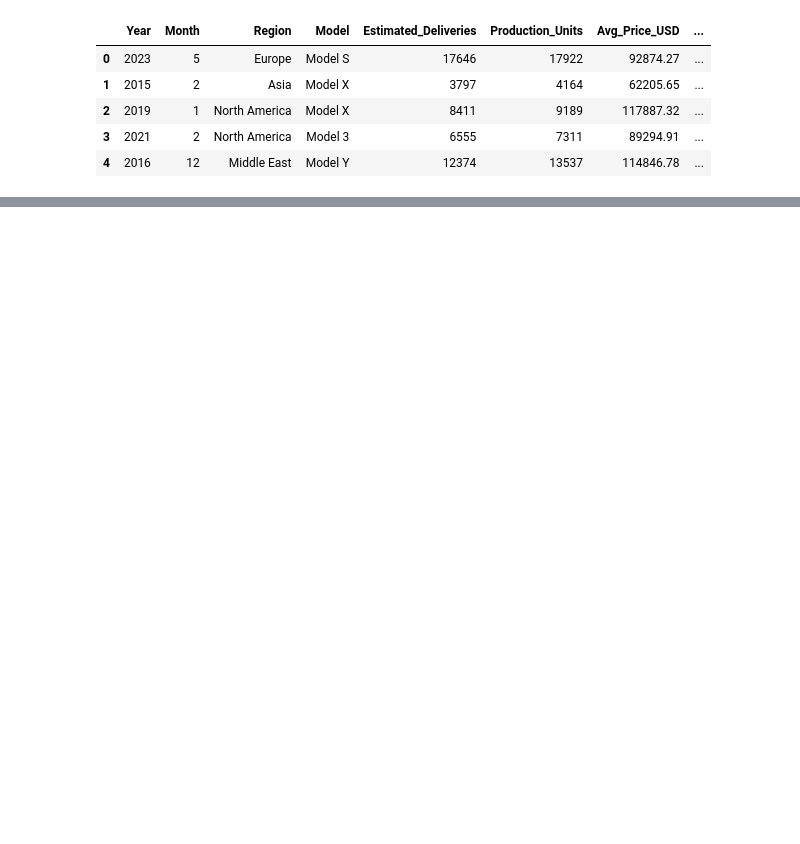
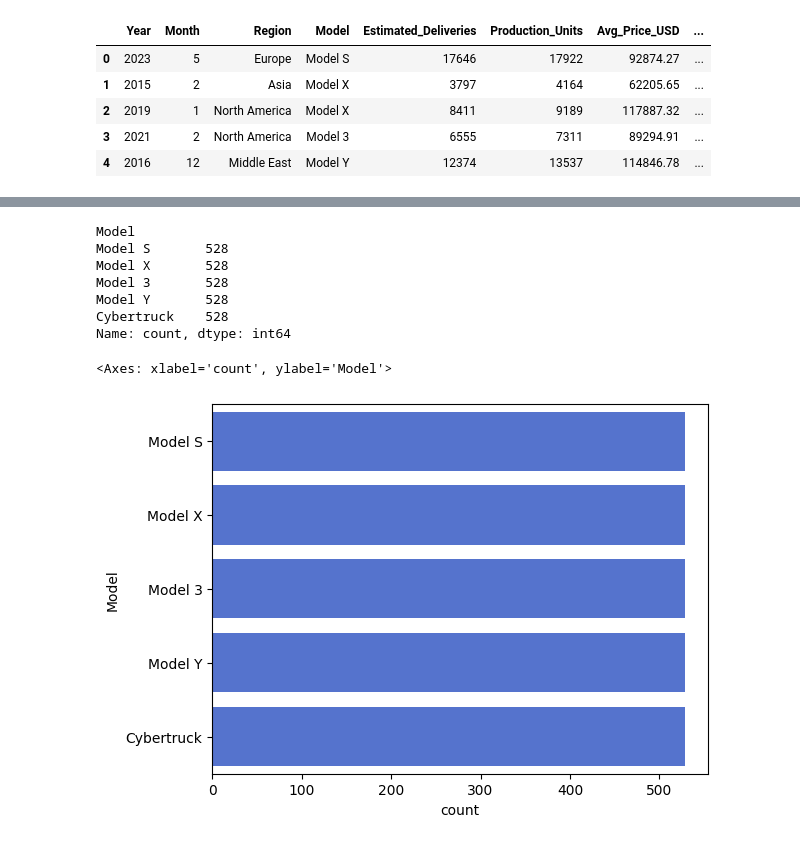
Before and after one commit to divyansharrma10/CEI_Assignments_Divyansh_Sharma_PIET, a Jupyter notebook: week2_Divyansh_Sharma_PIET.ipynb, the cells around one changed output, grey strips where cells are left out. Saved outputs shown, nothing was run; the diff lists cells and outputs as text; code cells hidden in the pictures; blank space fills up the shorter version.

```diff
--- a/week2_Divyansh_Sharma_PIET.ipynb
+++ b/week2_Divyansh_Sharma_PIET.ipynb
@@ -50,0 +189,13 @@ dtype: int64
+# %%
+print(df["Model"].value_counts())
+sns.countplot(df["Model"], color = "royalblue")
+# %% [output]
+Model
+Model S       528
+Model X       528
+Model 3       528
+Model Y       528
+Cybertruck    528
+Name: count, dtype: int64
+<Axes: xlabel='count', ylabel='Model'>
+[figure, added]
```
Also changed, not shown: parts of 67 cells of this notebook.
